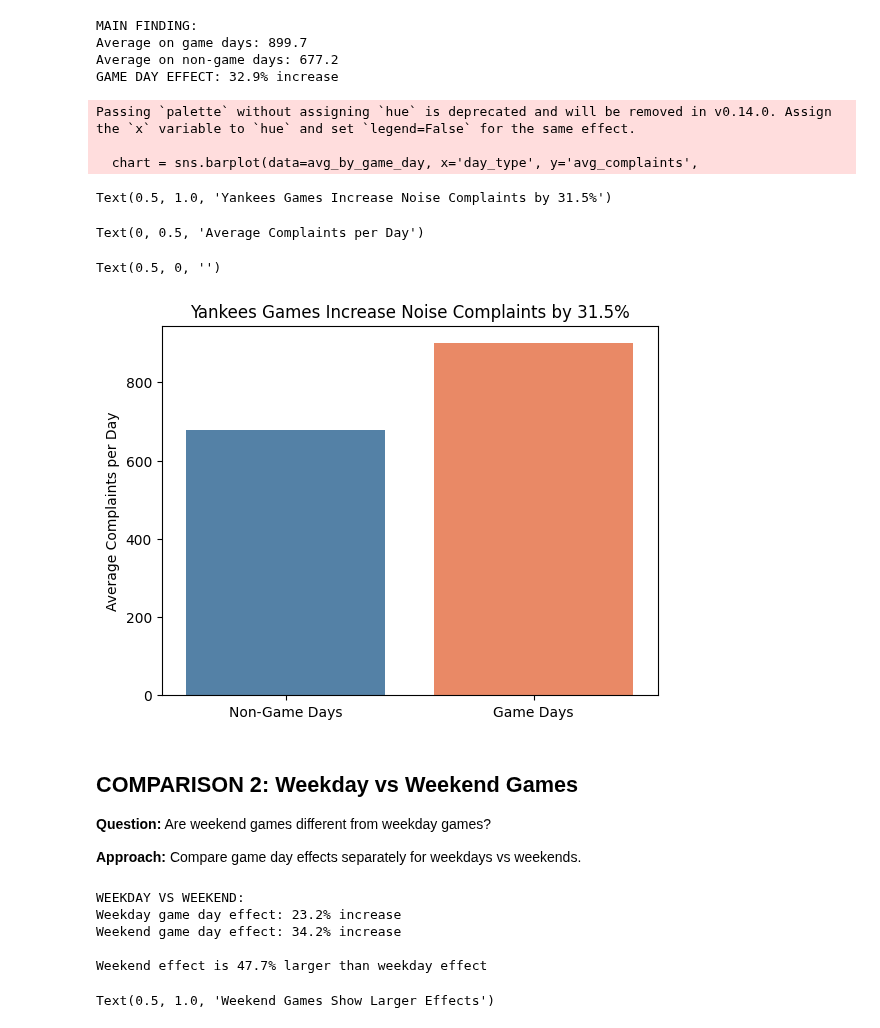
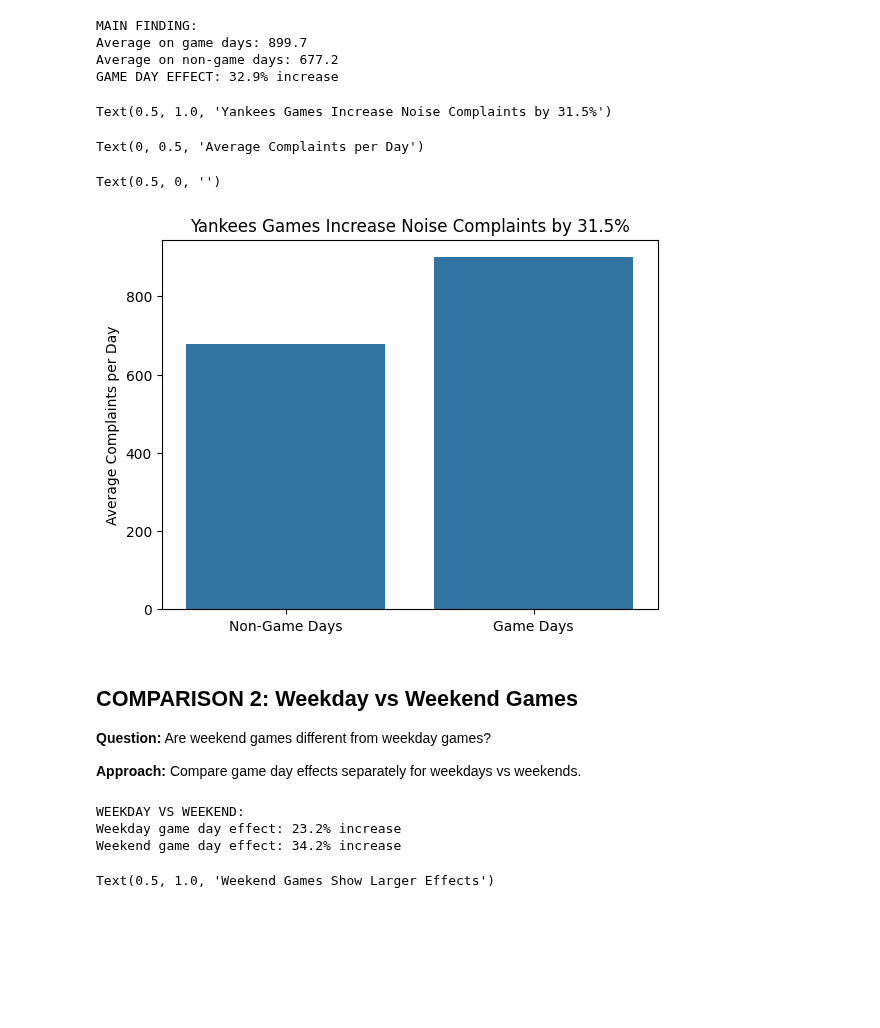
Before and after one commit to zjelveh/zjelveh.github.io, a Jupyter notebook: files/cfc/class_demo_notebook_complete.ipynb, the cells around one changed output. Cells and saved outputs as stored; diff of their text form; code cells hidden in the pictures; blank space fills up the shorter version.

```diff
--- a/files/cfc/class_demo_notebook_complete.ipynb
+++ b/files/cfc/class_demo_notebook_complete.ipynb
@@ -96,9 +96,10 @@ dtype: int64
 # %%
 # Count unique days for each group
 all_dates = complaints.groupby(['date_str', 'is_game_day']).size().reset_index()
-days_count = all_dates.groupby('is_game_day')['date_str'].count()
-non_game_days = days_count[False]
-game_days = days_count[True]
+days_count = all_dates.groupby('is_game_day')['date_str'].size().reset_index()
+days_count.columns = ['is_game_day', 'num_days']
+non_game_days = days_count[days_count['is_game_day'] == False]['num_days'].values[0]
+game_days = days_count[days_count['is_game_day'] == True]['num_days'].values[0]
 
 print(f"Days in dataset:")
 print(f"Game days: {game_days}")
@@ -123,29 +124,27 @@ Average on game days: 899.7
 Average on non-game days: 677.2
 GAME DAY EFFECT: 32.9% increase
 # %%
-# Create main comparison chart (Slide 6)
-# Using groupby result directly instead of creating new DataFrame
-avg_by_game_day = complaints.groupby('is_game_day').size() / days_count
-avg_by_game_day = avg_by_game_day.reset_index(name='avg_complaints')
+# Create main comparison chart (Results shown in Slide 6)
+# Calculate averages for plotting
+avg_by_game_day_plot = complaints.groupby('is_game_day').size().reset_index(name='total')
+avg_by_game_day_plot['avg_complaints'] = 0
+avg_by_game_day_plot.loc[avg_by_game_day_plot['is_game_day'] == False, 'avg_complaints'] = avg_non_game
+avg_by_game_day_plot.loc[avg_by_game_day_plot['is_game_day'] == True, 'avg_complaints'] = avg_game
 
 # Create day_type column using conditional logic
-avg_by_game_day['day_type'] = 'Non-Game Days'
-avg_by_game_day.loc[avg_by_game_day['is_game_day'] == True, 'day_type'] = 'Game Days'
+avg_by_game_day_plot['day_type'] = 'Non-Game Days'
+avg_by_game_day_plot.loc[avg_by_game_day_plot['is_game_day'] == True, 'day_type'] = 'Game Days'
 
 # Create chart using seaborn only
-chart = sns.barplot(data=avg_by_game_day, x='day_type', y='avg_complaints',
-                    palette=['steelblue', 'coral'])
+chart = sns.barplot(data=avg_by_game_day_plot, x='day_type', y='avg_complaints')
 chart.set_title('Yankees Games Increase Noise Complaints by 31.5%')
 chart.set_ylabel('Average Complaints per Day')
 chart.set_xlabel('')
 # %% [output]
-Passing `palette` without assigning `hue` is deprecated and will be removed in v0.14.0. Assign the `x` variable to `hue` and set `legend=False` for the same effect.
-
-  chart = sns.barplot(data=avg_by_game_day, x='day_type', y='avg_complaints',
+Text(0.5, 1.0, 'Yankees Games Increase Noise Complaints by 31.5%')
-Text(0.5, 1.0, 'Yankees Games Increase Noise Complaints by 31.5%')
+Text(0, 0.5, 'Average Complaints per Day')
-Text(0, 0.5, 'Average Complaints per Day')
+Text(0.5, 0, '')
-Text(0.5, 0, '')
-[figure, old version]
+[figure, new version]
 # %% [markdown]
 ## COMPARISON 2: Weekday vs Weekend Games
 
@@ -158,7 +157,7 @@ by_weekend = complaints.groupby(['is_weekend', 'is_game_day']).size().reset_inde
 
 # Count days for each combination (manually count unique dates)
 unique_dates_df = complaints.groupby(['date_str', 'is_game_day', 'is_weekend']).size().reset_index()
-weekend_days_count = unique_dates_df.groupby(['is_weekend', 'is_game_day'])['date_str'].count().reset_index()
+weekend_days_count = unique_dates_df.groupby(['is_weekend', 'is_game_day'])['date_str'].size().reset_index()
 weekend_days_count.columns = ['is_weekend', 'is_game_day', 'num_days']
 
 # Calculate averages
@@ -181,14 +180,8 @@ weekend_pct = ((weekend_game - weekend_non_game) / weekend_non_game) * 100
 print(f"WEEKDAY VS WEEKEND:")
 print(f"Weekday game day effect: {weekday_pct:.1f}% increase")
 print(f"Weekend game day effect: {weekend_pct:.1f}% increase")
-
-# Percentage change: How much bigger is weekend effect vs weekday effect?
-pct_change = ((weekend_pct - weekday_pct) / weekday_pct) * 100
-print(f"\nWeekend effect is {pct_change:.1f}% larger than weekday effect")
 # %% [output]
 WEEKDAY VS WEEKEND:
 Weekday game day effect: 23.2% increase
 Weekend game day effect: 34.2% increase
-
-Weekend effect is 47.7% larger than weekday effect
 # %%
```
Also changed, not shown: parts of 5 cells of this notebook.
